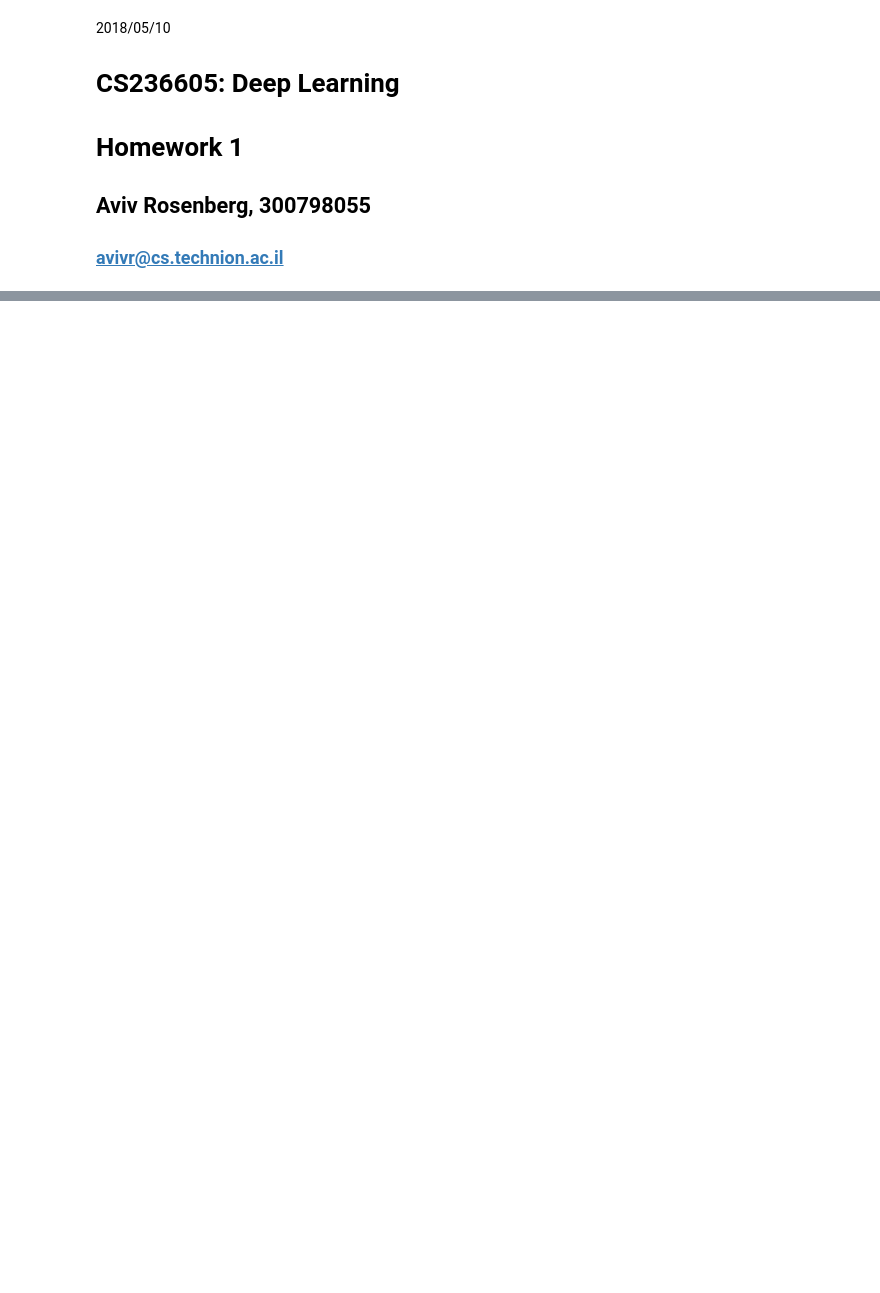
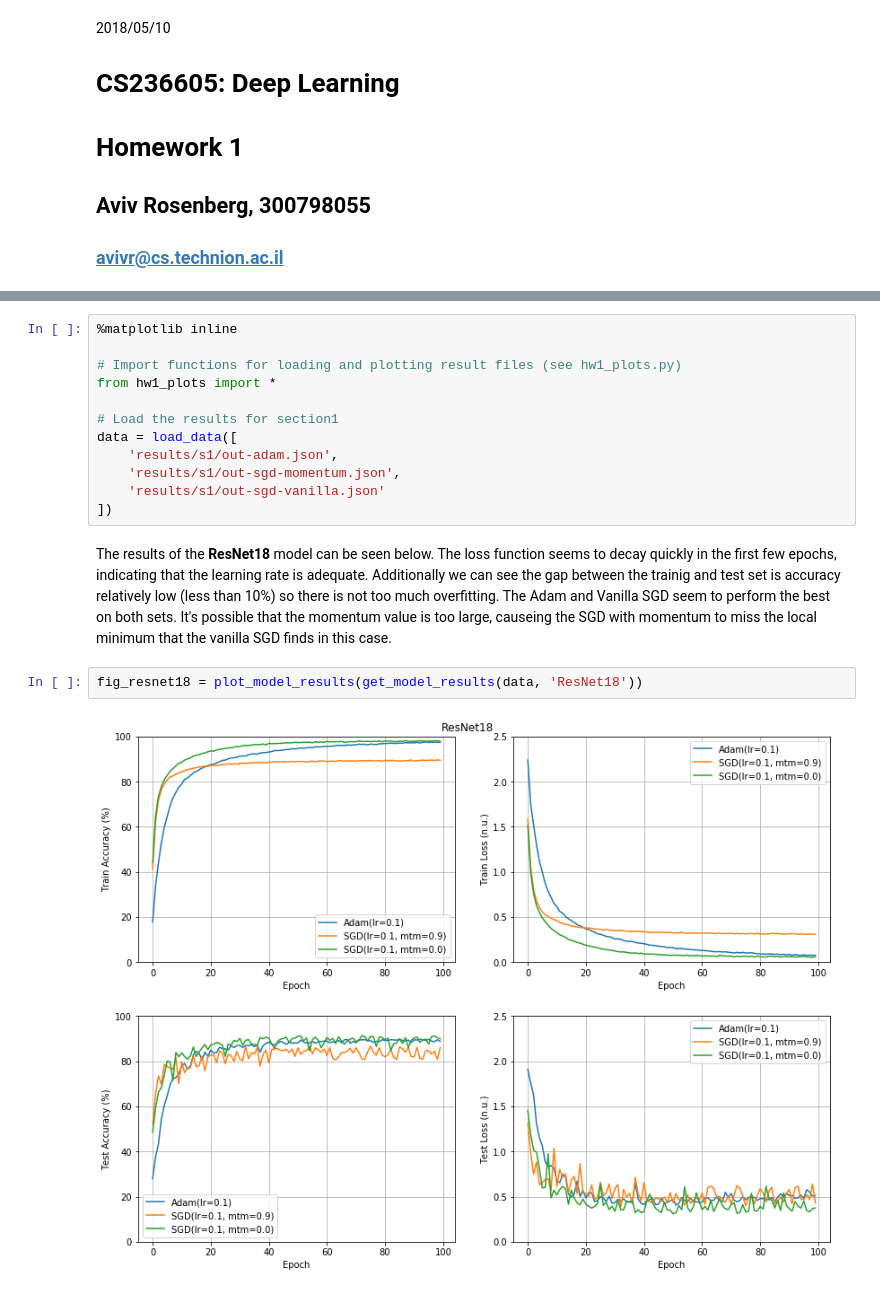
Before and after one commit to HansPinckaers/deep-learning-hw1, a Jupyter notebook: results.ipynb, the cells around one changed output, grey strips where cells are left out. Drawn from its saved outputs; the diff is of its cells as text; blank space fills up the shorter version.

```diff
--- a/results.ipynb
+++ b/results.ipynb
@@ -148,0 +21,19 @@ for model_name in ['ResNet18', 'VGG16']:
+# %%
+%matplotlib inline
+
+# Import functions for loading and plotting result files (see hw1_plots.py)
+from hw1_plots import *
+
+# Load the results for section1
+data = load_data([
+    'results/s1/out-adam.json',
+    'results/s1/out-sgd-momentum.json',
+    'results/s1/out-sgd-vanilla.json'
+])
+# %% [markdown]
+The results of the **ResNet18** model can be seen below.
+The loss function seems to decay quickly in the first few epochs, indicating that the learning rate is adequate. Additionally we can see the gap between the trainig and test set is accuracy relatively low (less than 10%) so there is not too much overfitting. The Adam and Vanilla SGD seem to perform the best on both sets. It's possible that the momentum value is too large, causeing the SGD with momentum to miss the local minimum that the vanilla SGD finds in this case.
+# %%
+fig_resnet18 = plot_model_results(get_model_results(data, 'ResNet18'))
+# %% [output]
+[figure, added]
```
Also changed, not shown: parts of 13 cells of this notebook, 11 other files.
